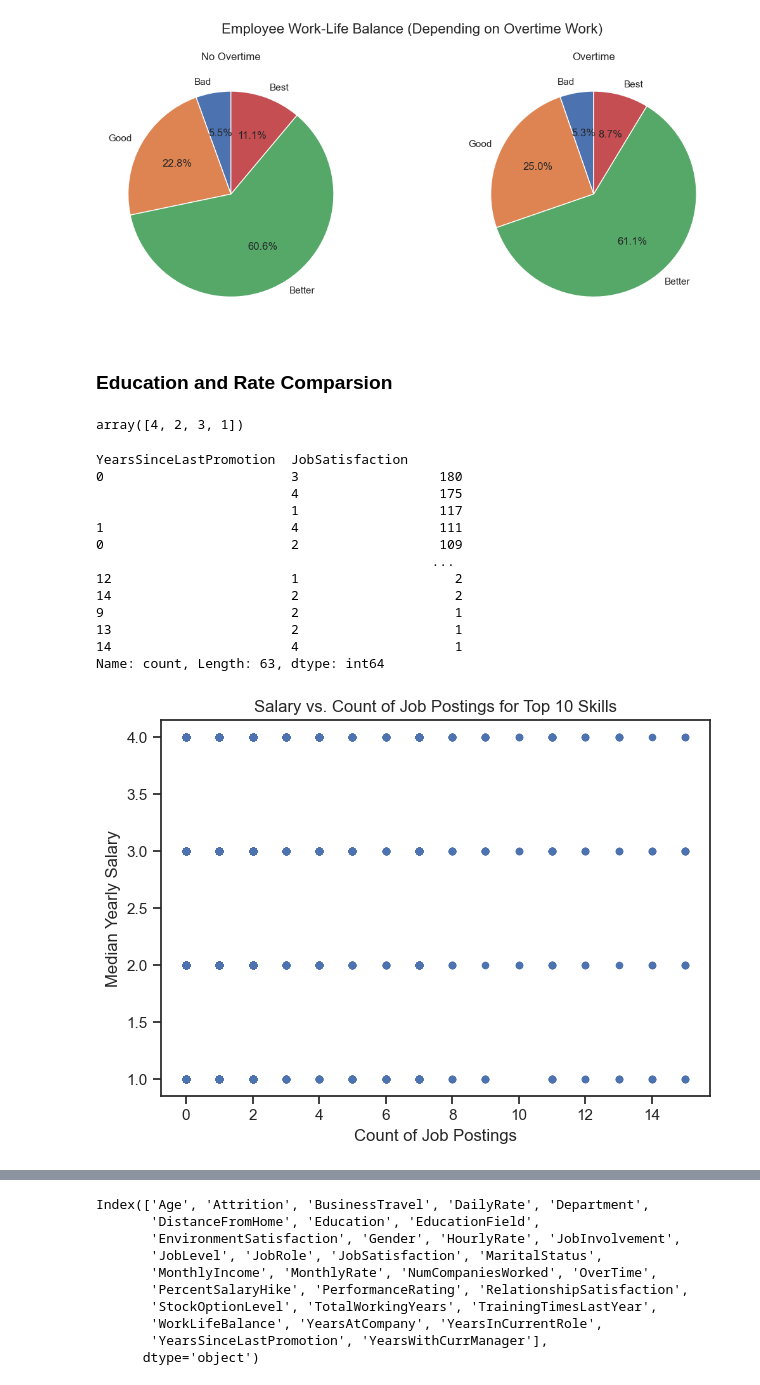
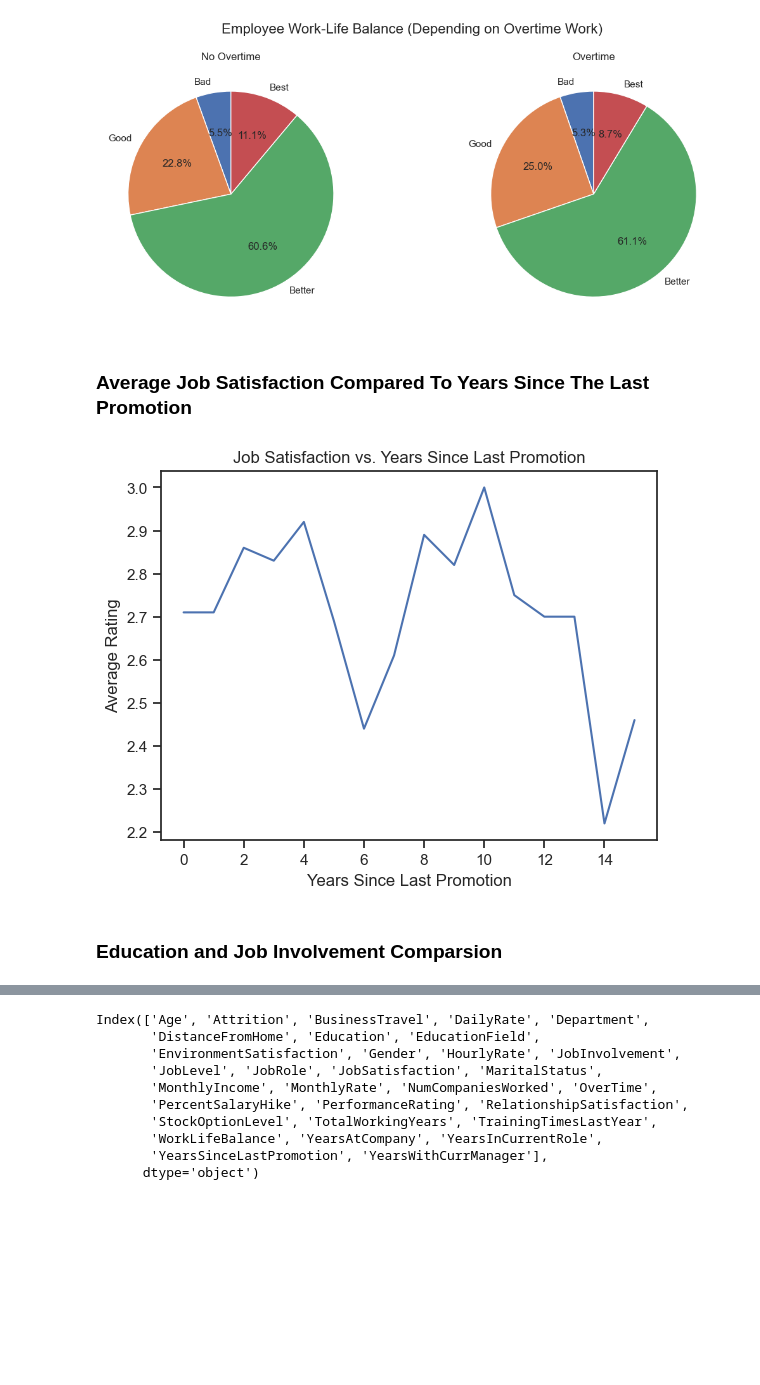
Before and after one commit to matbochenek42/Python-Analysis-of-Employee-Attrition-and-Performance, a Jupyter notebook: 4_Employee Satisfaction Analysis.ipynb, the cells around one changed output, grey strips where cells are left out. Cells and saved outputs as stored; diff of their text form; code cells hidden in the pictures; blank space fills up the shorter version.

```diff
--- a/4_Employee Satisfaction Analysis.ipynb
+++ b/4_Employee Satisfaction Analysis.ipynb
@@ -145,9 +145,9 @@ plt.tight_layout()
 plt.show()
 # %% [output]
 [figure]
-# %% [markdown]
-### Education and Rate Comparsion
-# %%
-df["JobSatisfaction"].unique()
-# %% [output]
-array([4, 2, 3, 1])
+# %% [markdown]
+### Average Job Satisfaction Compared To Years Since The Last Promotion
+# %%
+promotion = df[["YearsSinceLastPromotion", "JobSatisfaction"]].copy()
+
+promotion = promotion.groupby('YearsSinceLastPromotion')['JobSatisfaction'].mean().round(2)
@@ -154,27 +162,16 @@ array([4, 2, 3, 1])
 # %%
-rel = df[["YearsSinceLastPromotion", "JobSatisfaction"]]
+# chart
 
-rel.value_counts()
+sns.lineplot(
+    data=promotion.reset_index(),
+    x='YearsSinceLastPromotion',
+    y="JobSatisfaction"
+)
+
+plt.title("Job Satisfaction vs. Years Since Last Promotion")
+plt.ylabel("Average Rating")
+plt.xlabel("Years Since Last Promotion")
+
+plt.show()
 # %% [output]
-YearsSinceLastPromotion  JobSatisfaction
-0                        3                  180
-                         4                  175
-                         1                  117
-1                        4                  111
-0                        2                  109
-                                           ...
-12                       1                    2
-14                       2                    2
-9                        2                    1
-13                       2                    1
-14                       4                    1
-Name: count, Length: 63, dtype: int64
+[figure, added]
-# %%
-rel.plot(kind='scatter', x="YearsSinceLastPromotion", y="JobSatisfaction")
-plt.xlabel('Count of Job Postings')
-plt.ylabel('Median Yearly Salary')
-plt.title('Salary vs. Count of Job Postings for Top 10 Skills')
-plt.tight_layout()
-plt.show()
-# %% [output]
-[figure, removed]
@@ -184,0 +178,2 @@ plt.show()
+# %% [markdown]
+### Education and Job Involvement Comparsion
```
Also changed, not shown: parts of 11 cells of this notebook, 2 other files.
